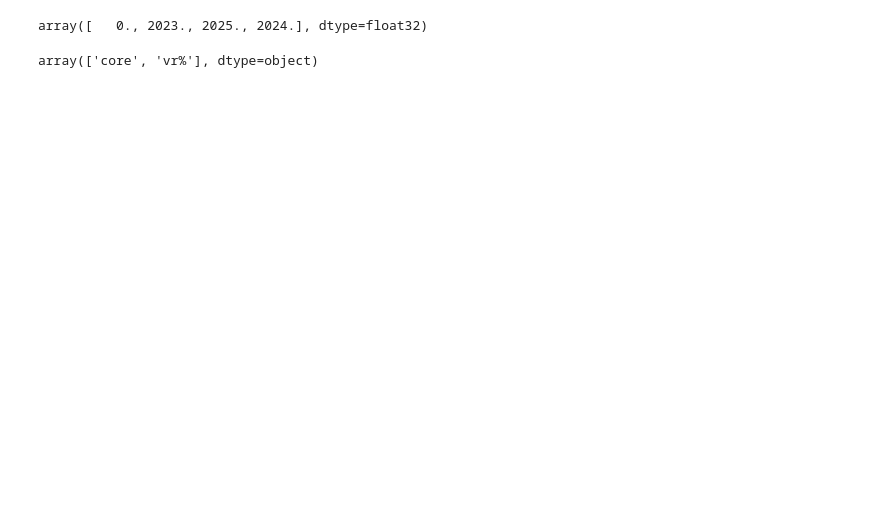
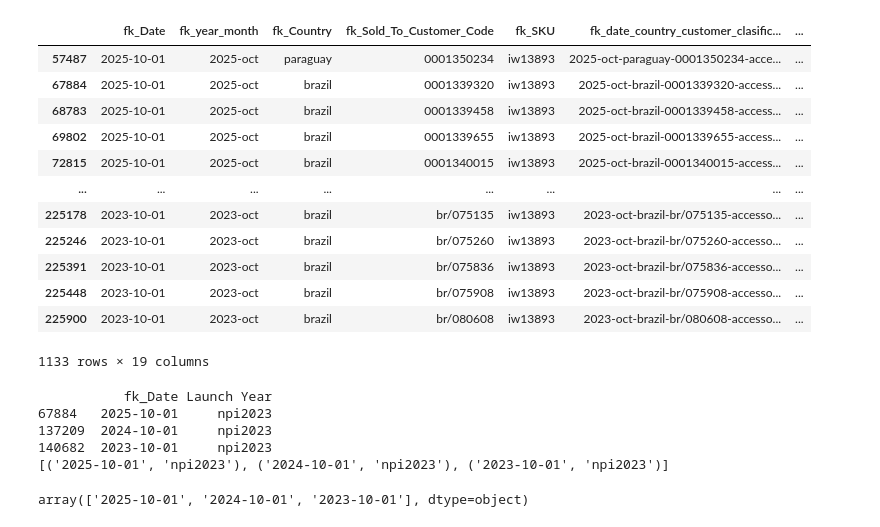
Before and after one commit to snmSebastian/Marketing_Analytics_ETL, a Jupyter notebook: prueba.ipynb, the cells around one changed output. Cells and saved outputs as stored; diff of their text form; code cells hidden in the pictures; blank space fills up the shorter version.

```diff
--- a/prueba.ipynb
+++ b/prueba.ipynb
@@ -1,8 +1,14 @@
 # %%
 import pandas as pd
-path=r'C:\Users\SSN0609\Stanley Black & Decker\Latin America - Regional Marketing - Marketing Analytics\Data\Raw\Sales\Historic\prueba\sales_2023-apr.parquet'
+path1=r'C:\Users\SSN0609\OneDrive - Stanley Black & Decker\Latin America - Regional Marketing - Marketing Analytics\Data\Processed-Dataflow\Demand\demand_2026-01.parquet'
+#path2=r'C:\Users\SSN0609\OneDrive - Stanley Black & Decker\Latin America - Regional Marketing - Marketing Analytics\Data\Raw\Sales\Historic\prueba\sales_2024-oct.parquet'
+#path3=r'C:\Users\SSN0609\OneDrive - Stanley Black & Decker\Latin America - Regional Marketing - Marketing Analytics\Data\Raw\Sales\Historic\prueba\sales_2023-oct.parquet'
+
 #path=r'C:\Users\SSN0609\Stanley Black & Decker\Latin America - Regional Marketing - Marketing Analytics\Data\Raw\Sales\Historic\sales_2025-sep.parquet'
-df=pd.read_parquet(path)
-#df=pd.read_parquet(path)
-df.columns
+df1=pd.read_parquet(path1)
+#df2=pd.read_parquet(path2)
+#df3=pd.read_parquet(path3)
+#df=pd.concat([df1,df2,df3])
+#df=pd.read_parquet(path1)
+df1.columns
 # %% [output]
@@ -32,8 +68,41 @@ df.head()
+# %%
+df[(df['fk_SKU'] == 'iw13893')
+                               # Descomenta la siguiente línea si necesitas el filtro por país:
+                                #& (df['fk_Country'] == 'argentina')
+                              ]
+# %% [output]
+|  | fk_Date | fk_year_month | fk_Country | fk_Sold_To_Customer_Code | fk_SKU | fk_date_country_customer_clasific... | ... |
+| 57487 | 2025-10-01 | 2025-oct | paraguay | 0001350234 | iw13893 | 2025-oct-paraguay-0001350234-acce... | ... |
+| 67884 | 2025-10-01 | 2025-oct | brazil | 0001339320 | iw13893 | 2025-oct-brazil-0001339320-access... | ... |
+| 68783 | 2025-10-01 | 2025-oct | brazil | 0001339458 | iw13893 | 2025-oct-brazil-0001339458-access... | ... |
+| 69802 | 2025-10-01 | 2025-oct | brazil | 0001339655 | iw13893 | 2025-oct-brazil-0001339655-access... | ... |
+| 72815 | 2025-10-01 | 2025-oct | brazil | 0001340015 | iw13893 | 2025-oct-brazil-0001340015-access... | ... |
+| ... | ... | ... | ... | ... | ... | ... | ... |
+| 225178 | 2023-10-01 | 2023-oct | brazil | br/075135 | iw13893 | 2023-oct-brazil-br/075135-accesso... | ... |
+| 225246 | 2023-10-01 | 2023-oct | brazil | br/075260 | iw13893 | 2023-oct-brazil-br/075260-accesso... | ... |
+| 225391 | 2023-10-01 | 2023-oct | brazil | br/075836 | iw13893 | 2023-oct-brazil-br/075836-accesso... | ... |
+| 225448 | 2023-10-01 | 2023-oct | brazil | br/075908 | iw13893 | 2023-oct-brazil-br/075908-accesso... | ... |
+| 225900 | 2023-10-01 | 2023-oct | brazil | br/080608 | iw13893 | 2023-oct-brazil-br/080608-accesso... | ... |
+1133 rows × 19 columns
+# %%
+valores_unicos_combinados = df[(df['fk_SKU'] == 'iw13893')
+                               # Descomenta la siguiente línea si necesitas el filtro por país:
+                                & (df['fk_Country'] == 'brazil')
+                              ][['fk_Date', 'Launch Year']].drop_duplicates()
+
+# Imprimir el resultado (que será un nuevo DataFrame con filas únicas)
+print(valores_unicos_combinados)
+
+# Si prefieres una lista de tuplas con los valores únicos
+lista_tuplas_unicas = [tuple(x) for x in valores_unicos_combinados.to_numpy()]
+print(lista_tuplas_unicas)
+# %% [output]
+           fk_Date Launch Year
+67884   2025-10-01     npi2023
+137209  2024-10-01     npi2023
+140682  2023-10-01     npi2023
+[('2025-10-01', 'npi2023'), ('2024-10-01', 'npi2023'), ('2023-10-01', 'npi2023')]
 # %%
-df['NPI Start'].unique()
+df['fk_Date'].unique()
 # %% [output]
-array([   0., 2023., 2025., 2024.], dtype=float32)
+array(['2025-10-01', '2024-10-01', '2023-10-01'], dtype=object)
-# %%
-df['VR'].unique()
-# %% [output]
-array(['core', 'vr%'], dtype=object)
```
Also changed, not shown: parts of 21 cells of this notebook, 35 other files.
